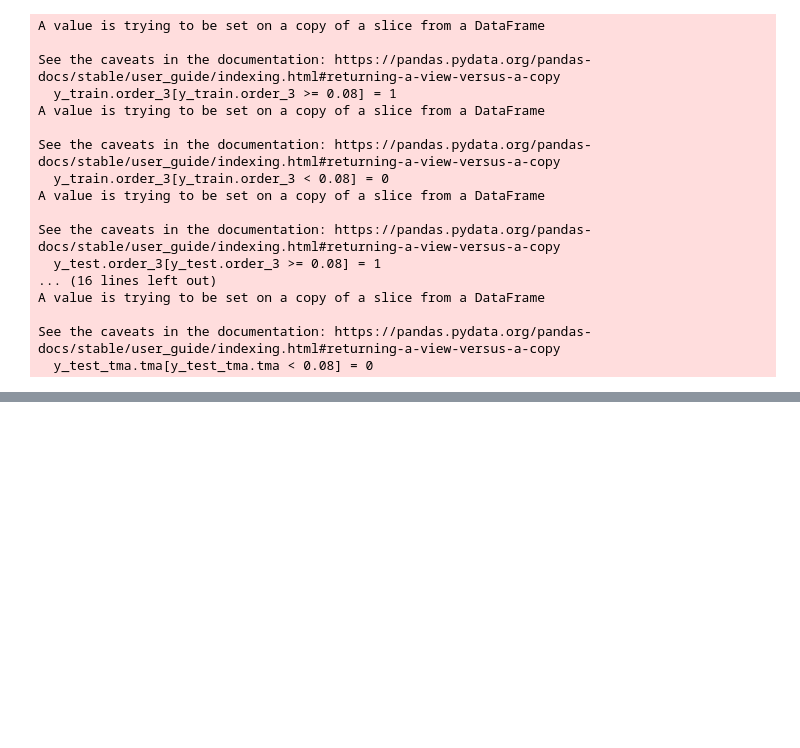
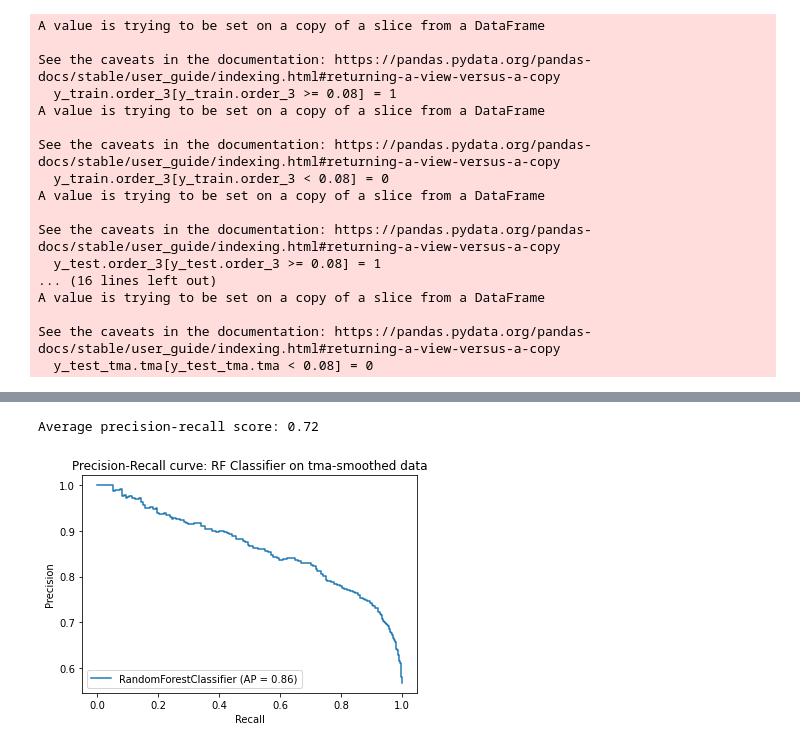
Before and after one commit to gracetang770/Capstone2_Detecting_Heavy_Drinking, a Jupyter notebook: Capstone Two - Modeling.ipynb, the cells around one changed output, grey strips where cells are left out. Cells and saved outputs as stored; diff of their text form; code cells hidden in the pictures; blank space fills up the shorter version.

```diff
--- a/Capstone Two - Modeling.ipynb
+++ b/Capstone Two - Modeling.ipynb
@@ -263,0 +311,9 @@ plt.show()
+# %%
+average_precision = average_precision_score(y_test_tma, y_pred)
+print('Average precision-recall score: {0:0.2f}'.format(average_precision))
+
+disp = plot_precision_recall_curve(clf, X_test_scaled_tma, y_test_tma)
+_=disp.ax_.set_title('Precision-Recall curve: RF Classifier on tma-smoothed data')
+# %% [output]
+Average precision-recall score: 0.72
+[figure, added]
```
Also changed, not shown: parts of 78 cells of this notebook.
